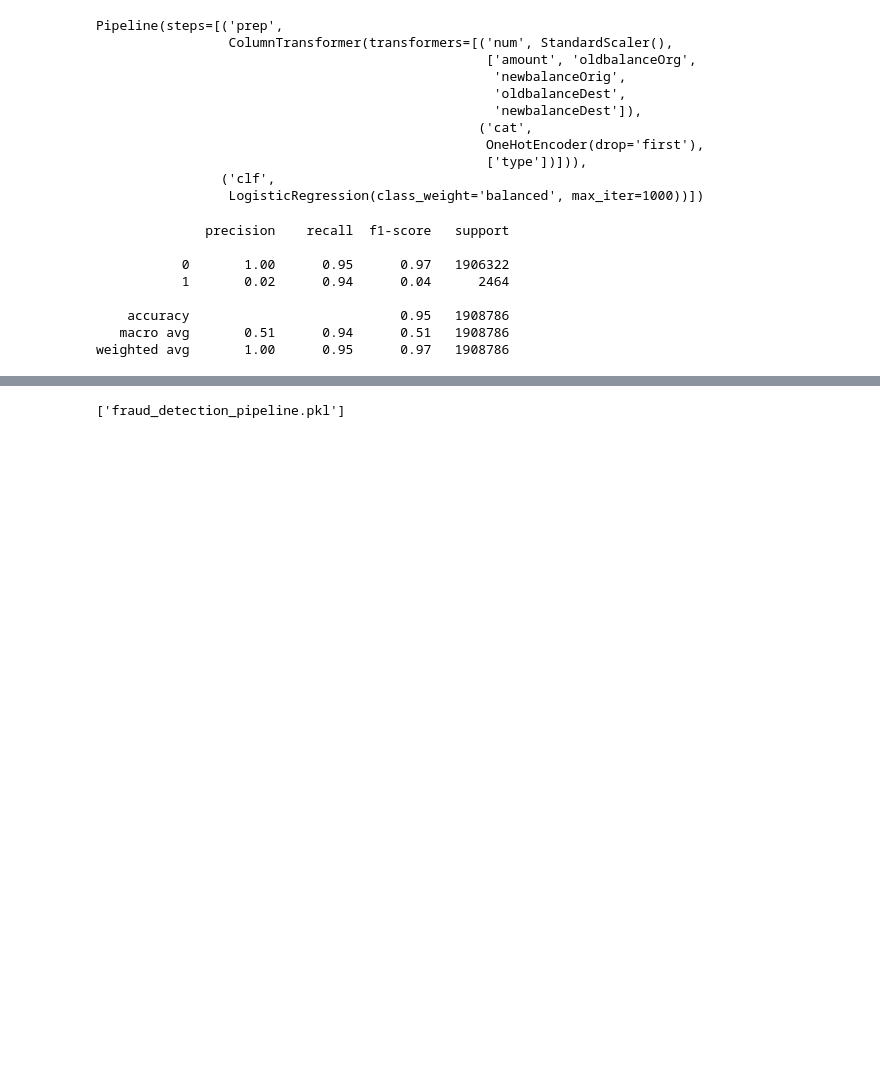
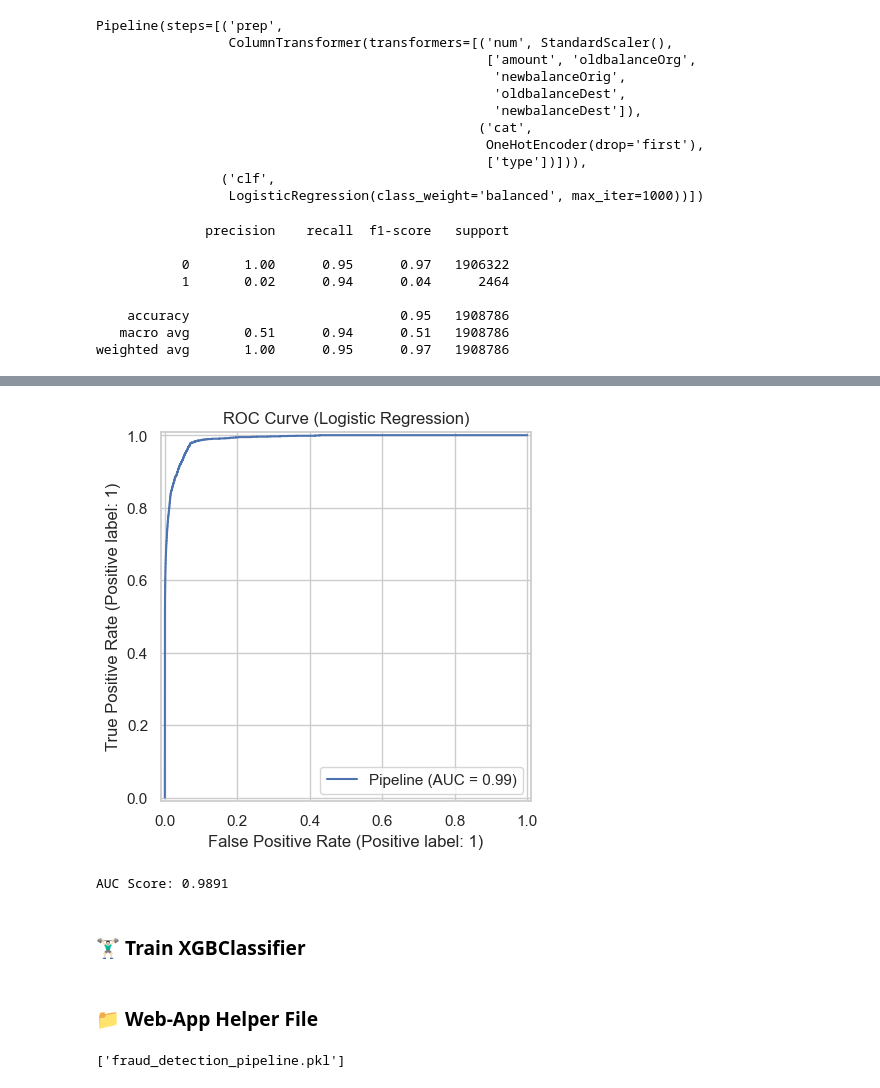
Before and after one commit to Elevate-Labs-Intern/AIML--Fraud-Detection-in-Credit-Card-Transactions, a Jupyter notebook: analysis_model.ipynb, the cells around one changed output, grey strips where cells are left out. Saved outputs shown, nothing was run; the diff lists cells and outputs as text; code cells hidden in the pictures; blank space fills up the shorter version.

```diff
--- a/analysis_model.ipynb
+++ b/analysis_model.ipynb
@@ -381,0 +512,13 @@ pipeline.score(X_test, y_test) * 100
+# %%
+RocCurveDisplay.from_estimator(pipeline, X_test, y_test)
+plt.title("ROC Curve (Logistic Regression)")
+plt.show()
+# %% [output]
+[figure, added]
+# %%
+roc_auc = roc_auc_score(y_test, y_proba)
+print(f"AUC Score: {roc_auc:.4f}")
+# %% [output]
+AUC Score: 0.9891
+# %% [markdown]
+### 🏋🏻‍♂️ Train XGBClassifier
@@ -382,3 +540,5 @@ pipeline.score(X_test, y_test) * 100
+# %% [markdown]
+### 📁 Web-App Helper File
 # %%
 import joblib
 joblib.dump(pipeline, "fraud_detection_pipeline.pkl")
```
Also changed, not shown: parts of 21 cells of this notebook.
